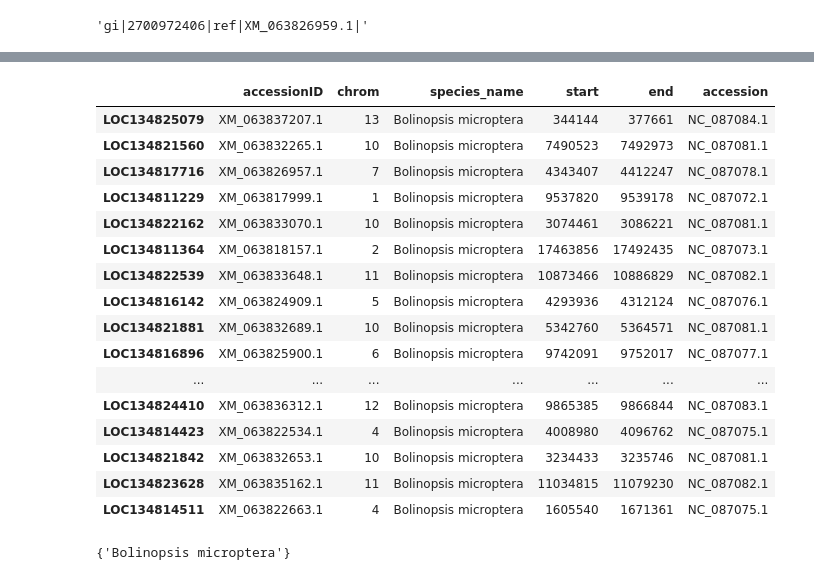
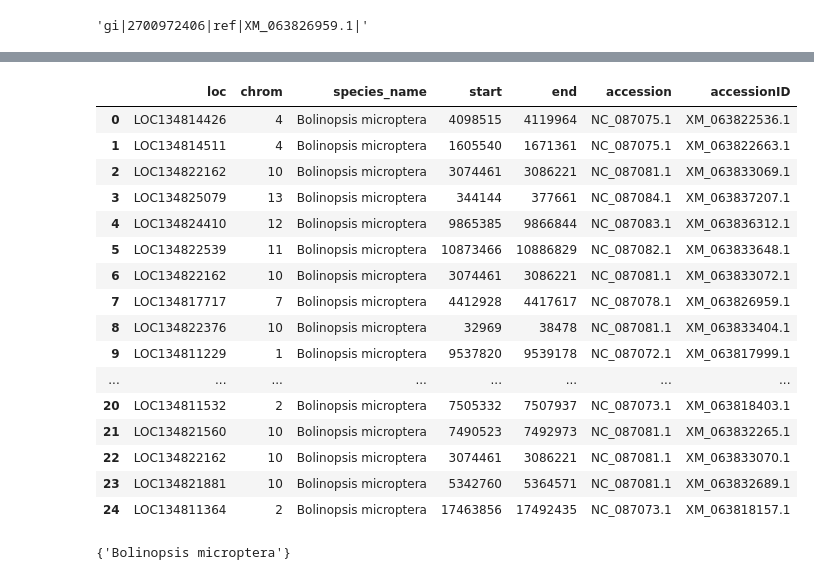
Before and after one commit to blucardin/t2analysis, a Jupyter notebook: analyze_tblastn_results_from_xml.ipynb, the cells around one changed output, grey strips where cells are left out. Drawn from its saved outputs; the diff is of its cells as text; code cells hidden in the pictures.

```diff
--- a/analyze_tblastn_results_from_xml.ipynb
+++ b/analyze_tblastn_results_from_xml.ipynb
@@ -61,6 +73,20 @@ stream.close()
 
 # list(cdss)
 
-locations = {re.search(r"\[gene=([^\]]+)\]", s.description).group(1) : { "accessionID" : re.search(r"\|([^_]+_[^_]+)_", s.id).group(1)} for s in cdss }
+locations = []
+# {re.search(r"\[gene=([^\]]+)\]", s.description).group(1) : { "accessionID" : re.search(r"\|([^_]+_[^_]+)_", s.id).group(1)} for s in cdss }
 
-search_string = ",".join(list(locations.keys()))
+
+for s in cdss:
+    gene_name = re.search(r"\[gene=([^\]]+)\]", s.description).group(1)
+    accession_id = re.search(r"\|([^_]+_[^_]+)_", s.id).group(1)
+
+    # if gene_name not in locations:
+    locations.append({"accessionID": accession_id, "locator": gene_name})
+    # else:
+    #     print(f"Warning: duplicate gene name {gene_name} found. Overwriting previous entry.")
+    #     locations[gene_name]["accessionID"] = accession_id
+
+df = pd.DataFrame(locations)
+
+search_string = ",".join(list(df["locator"]))
@@ -125,17 +150,19 @@ pattern = re.compile(
 
 matches = pattern.findall(data)
 
+output = []
 
-for loc, species_name, chrom, accession, start, end in matches:
+for idx, (loc, species_name, chrom, accession, start, end) in enumerate(matches):
     print(loc, species_name, chrom, accession, start, end)
 
-    locations[loc] |= {
+    output.append({
+        "loc": loc,
         "chrom": chrom,
         "species_name": species_name,
         "start": start,
         "end": end,
         "accession": accession,
-    }
+    })
 
-locations
+new_thing = pd.DataFrame(output)
 # %% [output]
@@ -178,26 +206,26 @@ import pandas as pd
 # %%
-df = pd.DataFrame(locations)
+new_thing["accessionID"] = list(df["accessionID"])
+df = new_thing
 # %%
-df = df.transpose()
 df
 # %% [output]
-|  | accessionID | chrom | species_name | start | end | accession |
-| LOC134825079 | XM_063837207.1 | 13 | Bolinopsis microptera | 344144 | 377661 | NC_087084.1 |
-| LOC134821560 | XM_063832265.1 | 10 | Bolinopsis microptera | 7490523 | 7492973 | NC_087081.1 |
-| LOC134817716 | XM_063826957.1 | 7 | Bolinopsis microptera | 4343407 | 4412247 | NC_087078.1 |
-| LOC134811229 | XM_063817999.1 | 1 | Bolinopsis microptera | 9537820 | 9539178 | NC_087072.1 |
-| LOC134822162 | XM_063833070.1 | 10 | Bolinopsis microptera | 3074461 | 3086221 | NC_087081.1 |
-| LOC134811364 | XM_063818157.1 | 2 | Bolinopsis microptera | 17463856 | 17492435 | NC_087073.1 |
-| LOC134822539 | XM_063833648.1 | 11 | Bolinopsis microptera | 10873466 | 10886829 | NC_087082.1 |
-| LOC134816142 | XM_063824909.1 | 5 | Bolinopsis microptera | 4293936 | 4312124 | NC_087076.1 |
-| LOC134821881 | XM_063832689.1 | 10 | Bolinopsis microptera | 5342760 | 5364571 | NC_087081.1 |
-| LOC134816896 | XM_063825900.1 | 6 | Bolinopsis microptera | 9742091 | 9752017 | NC_087077.1 |
-| ... | ... | ... | ... | ... | ... | ... |
-| LOC134824410 | XM_063836312.1 | 12 | Bolinopsis microptera | 9865385 | 9866844 | NC_087083.1 |
-| LOC134814423 | XM_063822534.1 | 4 | Bolinopsis microptera | 4008980 | 4096762 | NC_087075.1 |
-| LOC134821842 | XM_063832653.1 | 10 | Bolinopsis microptera | 3234433 | 3235746 | NC_087081.1 |
-| LOC134823628 | XM_063835162.1 | 11 | Bolinopsis microptera | 11034815 | 11079230 | NC_087082.1 |
-| LOC134814511 | XM_063822663.1 | 4 | Bolinopsis microptera | 1605540 | 1671361 | NC_087075.1 |
+|  | loc | chrom | species_name | start | end | accession | accessionID |
+| 0 | LOC134814426 | 4 | Bolinopsis microptera | 4098515 | 4119964 | NC_087075.1 | XM_063822536.1 |
+| 1 | LOC134814511 | 4 | Bolinopsis microptera | 1605540 | 1671361 | NC_087075.1 | XM_063822663.1 |
+| 2 | LOC134822162 | 10 | Bolinopsis microptera | 3074461 | 3086221 | NC_087081.1 | XM_063833069.1 |
+| 3 | LOC134825079 | 13 | Bolinopsis microptera | 344144 | 377661 | NC_087084.1 | XM_063837207.1 |
+| 4 | LOC134824410 | 12 | Bolinopsis microptera | 9865385 | 9866844 | NC_087083.1 | XM_063836312.1 |
+| 5 | LOC134822539 | 11 | Bolinopsis microptera | 10873466 | 10886829 | NC_087082.1 | XM_063833648.1 |
+| 6 | LOC134822162 | 10 | Bolinopsis microptera | 3074461 | 3086221 | NC_087081.1 | XM_063833072.1 |
+| 7 | LOC134817717 | 7 | Bolinopsis microptera | 4412928 | 4417617 | NC_087078.1 | XM_063826959.1 |
+| 8 | LOC134822376 | 10 | Bolinopsis microptera | 32969 | 38478 | NC_087081.1 | XM_063833404.1 |
+| 9 | LOC134811229 | 1 | Bolinopsis microptera | 9537820 | 9539178 | NC_087072.1 | XM_063817999.1 |
+| ... | ... | ... | ... | ... | ... | ... | ... |
+| 20 | LOC134811532 | 2 | Bolinopsis microptera | 7505332 | 7507937 | NC_087073.1 | XM_063818403.1 |
+| 21 | LOC134821560 | 10 | Bolinopsis microptera | 7490523 | 7492973 | NC_087081.1 | XM_063832265.1 |
+| 22 | LOC134822162 | 10 | Bolinopsis microptera | 3074461 | 3086221 | NC_087081.1 | XM_063833070.1 |
+| 23 | LOC134821881 | 10 | Bolinopsis microptera | 5342760 | 5364571 | NC_087081.1 | XM_063832689.1 |
+| 24 | LOC134811364 | 2 | Bolinopsis microptera | 17463856 | 17492435 | NC_087073.1 | XM_063818157.1 |
 # %%
 unique_species_names = set(df["species_name"])
 unique_species_names
```
Also changed, not shown: parts of 23 cells of this notebook.
